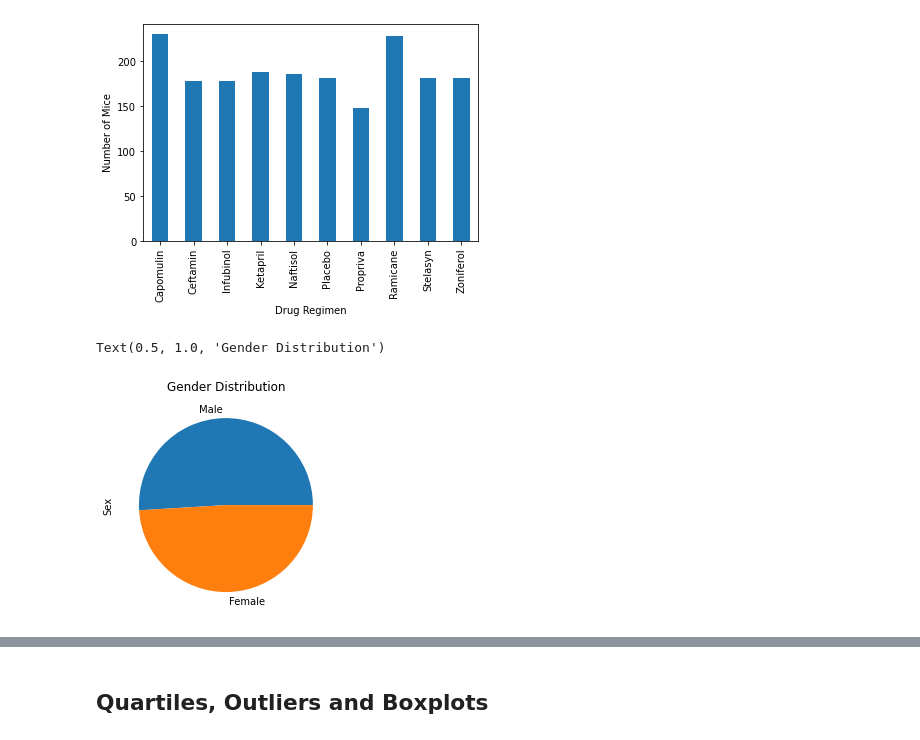
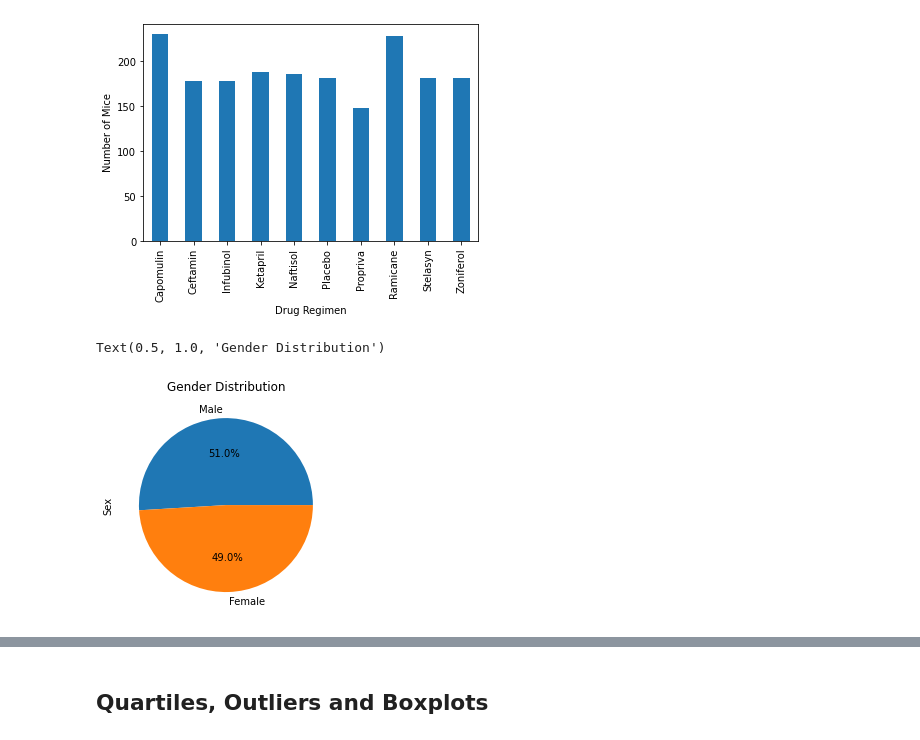
Before and after one commit to TPhillips27/Matplotlib-homework, a Jupyter notebook: Instructions/Pymaceuticals/pymaceuticals_starter.ipynb, the cells around one changed output, grey strips where cells are left out. Saved outputs shown, nothing was run; the diff lists cells and outputs as text; code cells hidden in the pictures.

```diff
--- a/Instructions/Pymaceuticals/pymaceuticals_starter.ipynb
+++ b/Instructions/Pymaceuticals/pymaceuticals_starter.ipynb
@@ -141,12 +141,12 @@ Text(0, 0.5, 'Number of Mice')
 # %%
 # Generate a pie plot showing the distribution of female versus male mice using pandas
 
 gender_demo = clean_combined_df["Sex"].value_counts()
-bar_plot = gender_demo.plot(kind='pie')
+bar_plot = gender_demo.plot(kind='pie', autopct = '%1.1f%%')
 plt.title("Gender Distribution")
 # plt.ylabel("Number of Mice")
 # %% [output]
 Text(0.5, 1.0, 'Gender Distribution')
-[figure, old version]
+[figure, new version]
 # %%
 # Generate a pie plot showing the distribution of female versus male mice using pyplot
```
Also changed, not shown: parts of 4 cells of this notebook.
